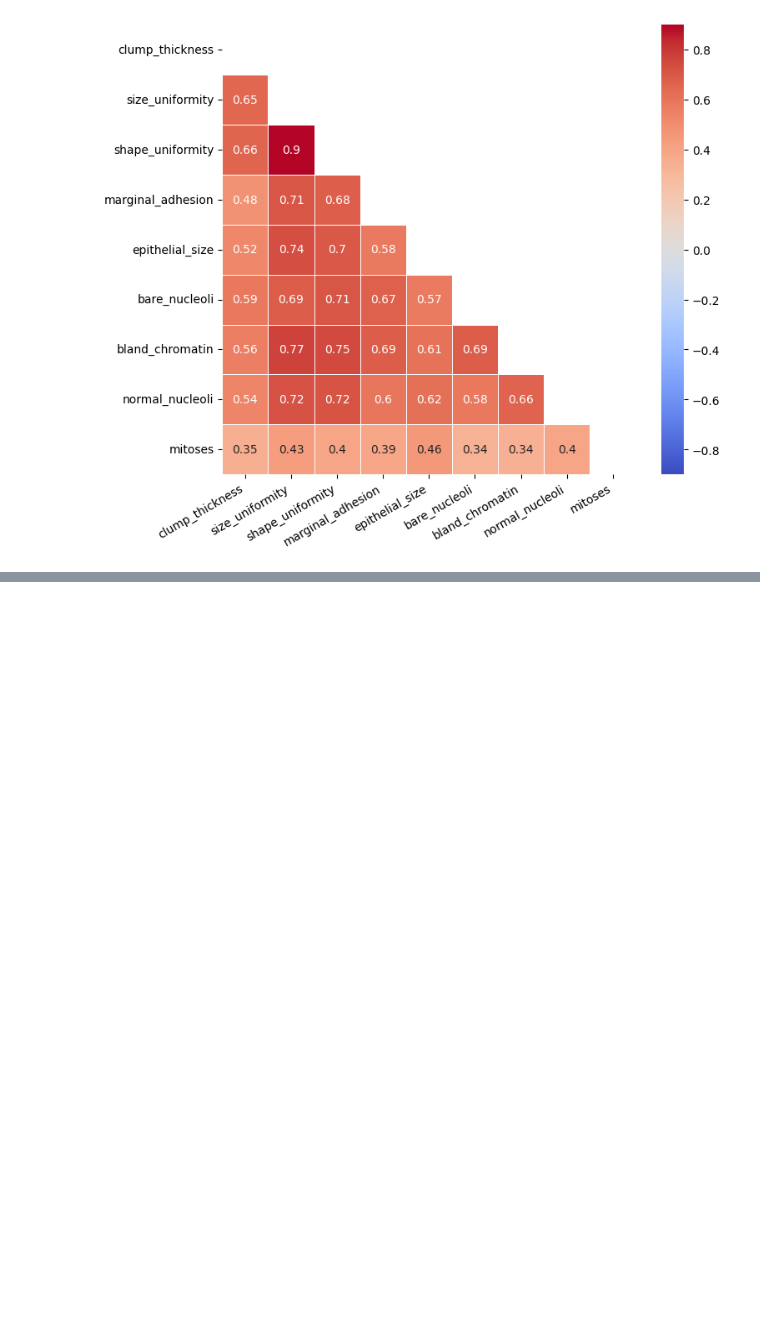
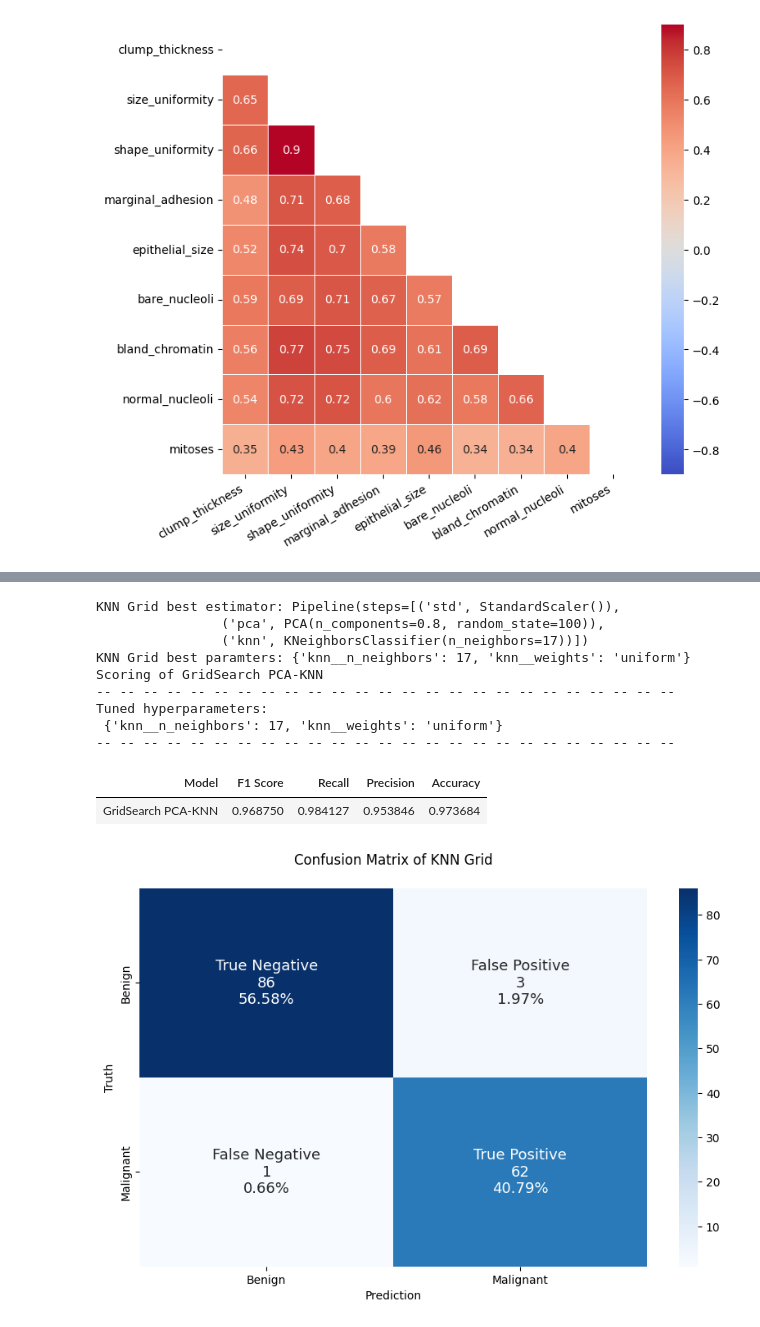
Before and after one commit to Joe-ElM/Breast-Cancer, a Jupyter notebook: Notebooks/2. KNN.ipynb, the cells around one changed output, grey strips where cells are left out. Drawn from its saved outputs; the diff is of its cells as text; code cells hidden in the pictures; blank space fills up the shorter version.

```diff
--- a/Notebooks/2. KNN.ipynb
+++ b/Notebooks/2. KNN.ipynb
@@ -65,0 +147,13 @@ The shapes of the X_test, and y_test are   ((61, 2), (61,)) respectively
+# %%
+ # train_test_split
+df_features = df.drop(['id', 'class'], axis = 1)
+df_target   = df['class']
+
+X_train, X_test, y_train, y_test = train_test_split(df_features,
+                                                    df_target,
+                                                    test_size    = 0.25,
+                                                    shuffle      = True,
+                                                    random_state = 100
+                                                    )
+print(f"The shapes of the X_train, and y_train are {X_train.shape, y_train.shape} respectively\n {'-- '*25}")
+print(f"The shapes of the X_test, and y_test are   {X_test.shape, y_test.shape} respectively\n {'-- '*25}")
@@ -65,0 +186,2 @@ The shapes of the X_test, and y_test are   ((61, 2), (61,)) respectively
+# %%
+GridSearch_KNN.fit(X_train, y_train)
@@ -65,0 +201,40 @@ The shapes of the X_test, and y_test are   ((61, 2), (61,)) respectively
+# %%
+# ----------------------------------------------------------------
+
+y_pred_KNN    = GridSearch_KNN.predict(X_test)
+f1_KNN        = f1_score(y_test, y_pred_KNN)
+recall_KNN    = recall_score(y_test, y_pred_KNN)
+precision_KNN = precision_score(y_test, y_pred_KNN)
+accuracy_KNN  = accuracy_score(y_test, y_pred_KNN)
+
+
+grid_KNN_metrics  = pd.DataFrame({
+                                  'Model'    : ['GridSearch PCA-KNN'],
+                                  'F1 Score' : [f1_KNN],
+                                  'Recall'   : [recall_KNN],
+                                  'Precision': [precision_KNN],
+                                  'Accuracy' : [accuracy_KNN]
+                                })
+# -- -- -- -- -- -- -- -- -- -- -- -- -- -- -- -- -- -- -- -- -- -- -- -- --
+
+print('KNN Grid best estimator:', GridSearch_KNN.best_estimator_)
+print('KNN Grid best paramters:', GridSearch_KNN.best_params_)
+print('Scoring of GridSearch PCA-KNN')
+print('-- '*25)
+print('Tuned hyperparameters:\n', GridSearch_KNN.best_params_)
+print('-- '*25)
+display(grid_KNN_metrics.style.hide())
+Confusion_Matrix_Func(y_test, y_pred_KNN, 'KNN Grid');
+# %% [output]
+KNN Grid best estimator: Pipeline(steps=[('std', StandardScaler()),
+                ('pca', PCA(n_components=0.8, random_state=100)),
+                ('knn', KNeighborsClassifier(n_neighbors=17))])
+KNN Grid best paramters: {'knn__n_neighbors': 17, 'knn__weights': 'uniform'}
+Scoring of GridSearch PCA-KNN
+-- -- -- -- -- -- -- -- -- -- -- -- -- -- -- -- -- -- -- -- -- -- -- -- --
+Tuned hyperparameters:
+ {'knn__n_neighbors': 17, 'knn__weights': 'uniform'}
+-- -- -- -- -- -- -- -- -- -- -- -- -- -- -- -- -- -- -- -- -- -- -- -- --
+| Model | F1 Score | Recall | Precision | Accuracy |
+| GridSearch PCA-KNN | 0.968750 | 0.984127 | 0.953846 | 0.973684 |
+[figure, added]
```
Also changed, not shown: parts of 25 cells of this notebook, 3 other files.
